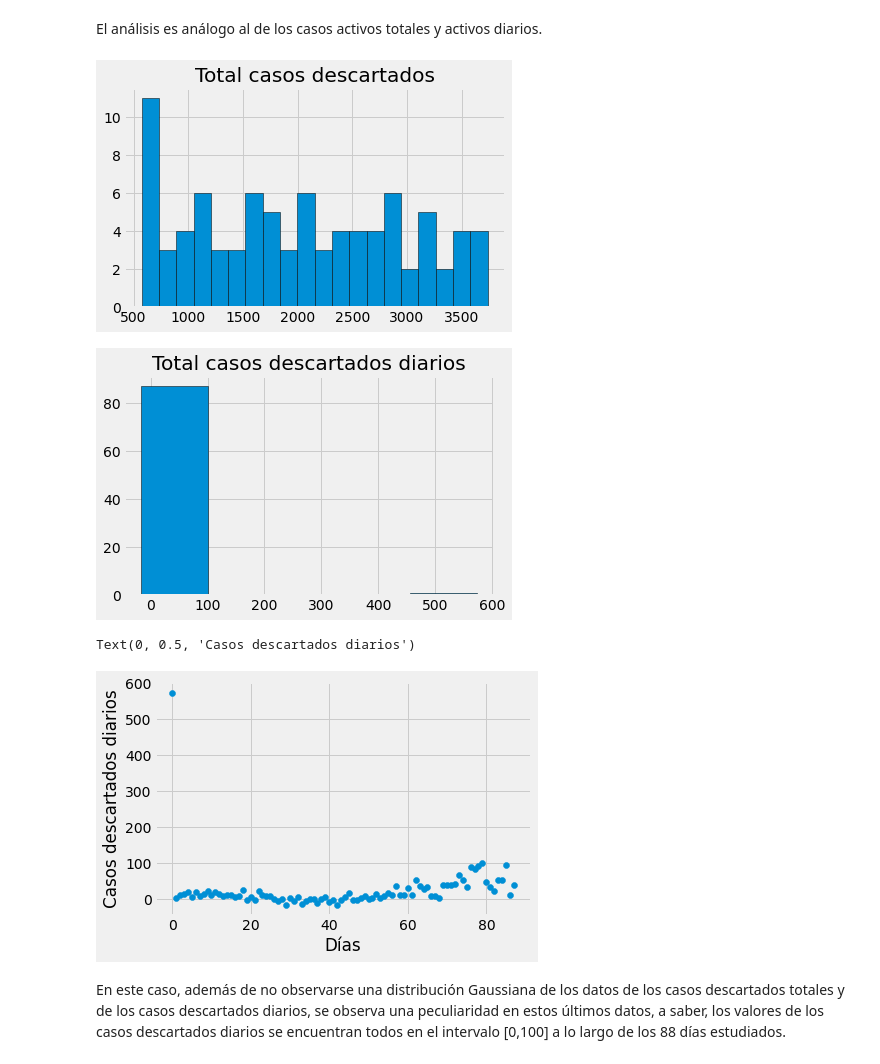
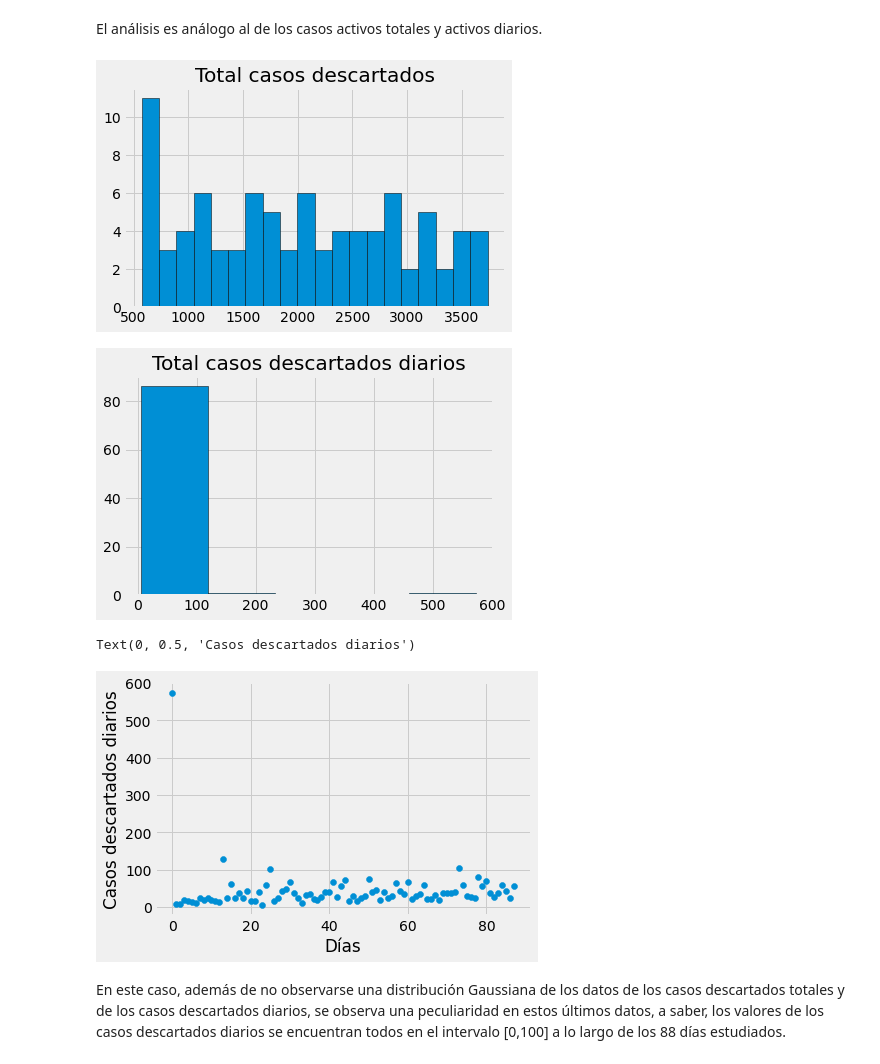
Before and after one commit to ivanrango/Machine-Learning, a Jupyter notebook: Trabajo_Práctico_2.ipynb, the cells around one changed output. Cells and saved outputs as stored; diff of their text form; code cells hidden in the pictures.

```diff
--- a/Trabajo_Práctico_2.ipynb
+++ b/Trabajo_Práctico_2.ipynb
@@ -122,7 +122,7 @@ plt.show()
 x=df[['recuperados']].T.to_numpy()
 xb = [x[0,0]]
 for i in range (1,88):
-   aux = [act[0,i]-act[0,i-1]]
+   aux = [x[0,i]-x[0,i-1]]
    xb = np.append([xb],aux)
 #print(xb)
 
@@ -143,7 +143,7 @@ plt.show()
 x=df[['decesos']].T.to_numpy()
 xb = [x[0,0]]
 for i in range (1,88):
-   aux = [act[0,i]-act[0,i-1]]
+   aux = [x[0,i]-x[0,i-1]]
    xb = np.append([xb],aux)
 #print(xb)
 
@@ -166,36 +166,36 @@ plt.style.use('fivethirtyeight')
 plt.hist(x, bins=20, edgecolor='black')
 plt.title('Total casos descartados')
 plt.tight_layout()
 plt.show()
 #print(x)
 
 x=df[['descartados']].T.to_numpy()
 xb = [x[0,0]]
 for i in range (1,88):
-   aux = [act[0,i]-act[0,i-1]]
+   aux = [x[0,i]-x[0,i-1]]
    xb = np.append([xb],aux)
 #print(xb)
 
 plt.hist(xb, bins=5, edgecolor='black')
 plt.title('Total casos descartados diarios')
 plt.tight_layout()
 
 plt.show()
 
 import matplotlib.pyplot as plt
 generador = (elemento for elemento in range(88))
 type(generador)
 y = np.fromiter(generador, np.int)
 #y=df[['fecha']].T.to_numpy()
 #print(y.shape)
 plt.scatter(y,xb)
 plt.xlabel('Días')
 plt.ylabel('Casos descartados diarios')
 # %% [output]
 [figure]
-[figure, old version]
+[figure, new version]
 Text(0, 0.5, 'Casos descartados diarios')
-[figure, old version]
+[figure, new version]
 # %% [markdown]
 En este caso, además de no observarse una distribución Gaussiana de los datos de los casos descartados totales y de los casos descartados diarios, se observa una peculiaridad en estos últimos datos, a saber, los valores de los casos descartados diarios se encuentran todos en el intervalo [0,100] a lo largo de los 88 días estudiados.
 # %%
```
Also changed, not shown: parts of 6 cells of this notebook.
